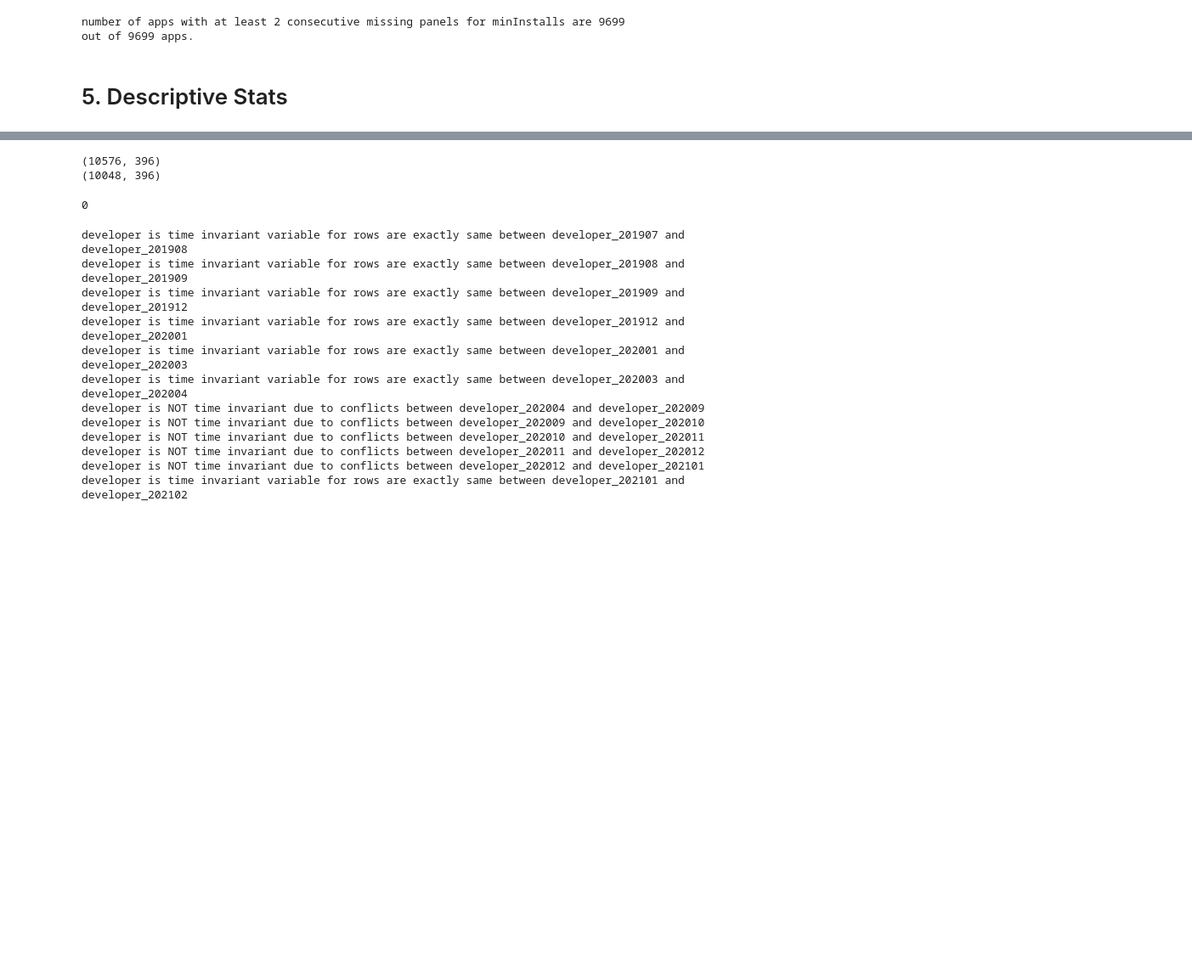
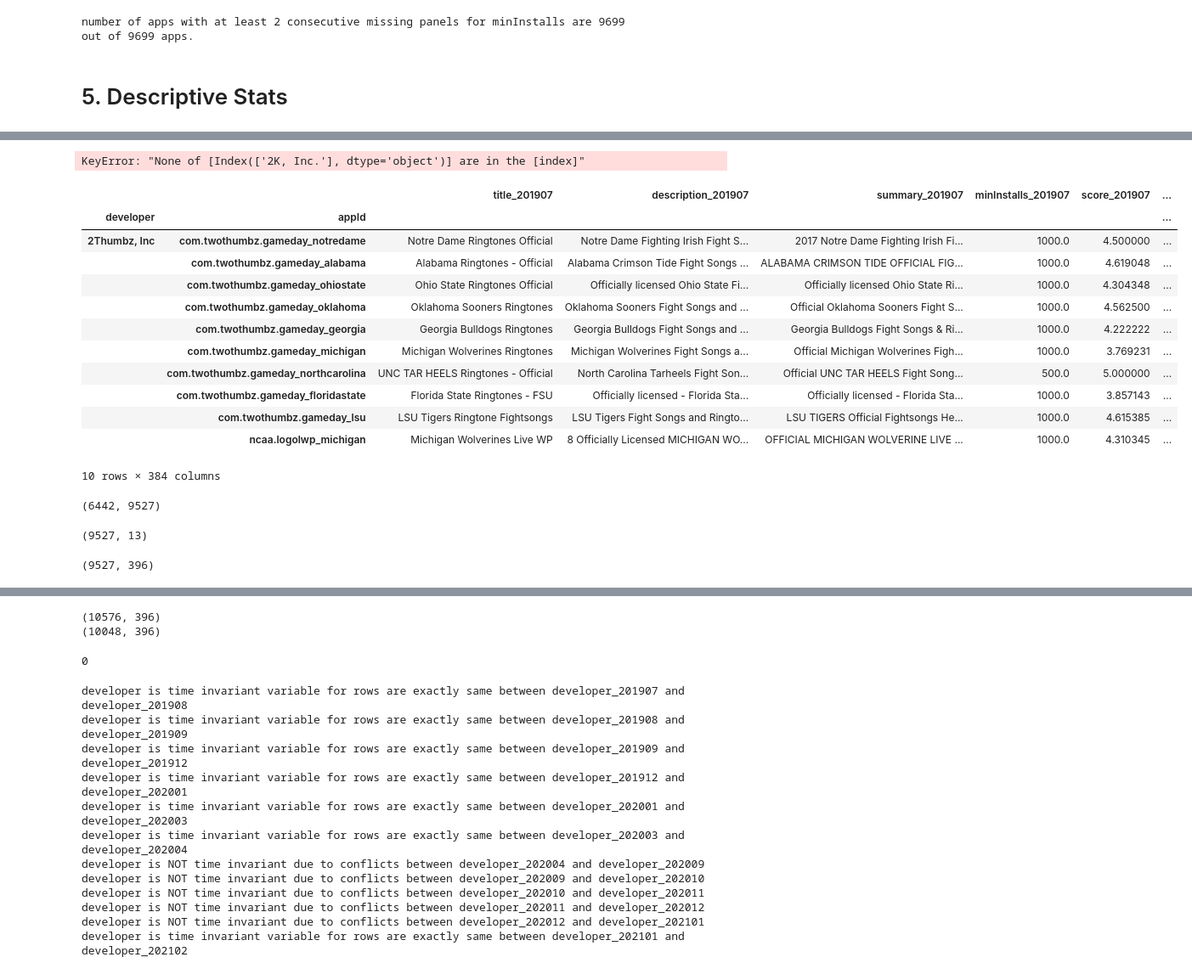
Before and after one commit to nz44/phd_dissertation, a Jupyter notebook: scripts/__main_code__.ipynb, the cells around one changed output, grey strips where cells are left out. Shown at 85% size. Cells and saved outputs as stored; diff of their text form; code cells hidden in the pictures; blank space fills up the shorter version.

```diff
--- a/scripts/__main_code__.ipynb
+++ b/scripts/__main_code__.ipynb
@@ -325,8 +227,8 @@ null_data = DF2[DF2.isnull()]
 %run -i '0_paths_open_save.py'
 %run -i '1_scraping_cleaning_merge.py'
 %run -i '2_summary_stats_visualization_new.py'
-
-o = open_files(initial_panel='201907')
+initial_panel='201907'
+o = open_files(initial_panel=initial_panel)
 DF = o.open_panel_df(type='MERGED')
 all_panels = ['201907',
               '201908',
@@ -344,7 +246,7 @@ all_panels = ['201907',
 consec_panels = ['202009', '202010', '202011', '202012', '202101', '202102']
 new_class_obj = summary_statistics(
                   df=DF,
-                  initial_panel='201907',
+                  df_index = 'appid',
+                  initial_panel=initial_panel,
                   all_panels=all_panels,
                   consec_panels=consec_panels)
-new_class_obj.print_col_names(text='appId')
@@ -382,0 +259,4 @@ print(len(appids_dev))
+# %%
+DF2 = new_class_obj.df[['developerAddress_201812', 'location', 'longitude', 'latitude']]
+testdf1 = DF2.sample(100)
+testdf1
@@ -382,0 +278,26 @@ print(len(appids_dev))
+# %%
+%run -i '0_paths_open_save.py'
+%run -i '1_scraping_cleaning_merge.py'
+%run -i '2_summary_stats_visualization_new.py'
+
+o = open_files(initial_panel='201812')
+DF = o.open_panel_df(type='dev_multiindex_geocoded')
+all_panels = ['201812',
+              '201912',
+              '202001',
+              '202003',
+              '202004',
+              '202009',
+              '202010',
+              '202011',
+              '202012',
+              '202101',
+              '202102']
+consec_panels = ['202009', '202010', '202011', '202012', '202101', '202102']
+new_class_obj = summary_statistics(
+                  df=testdf1,
+                  df_index = 'dev_multiindex_geocoded',
+                  initial_panel='201812',
+                  all_panels=all_panels,
+                  consec_panels=consec_panels)
+new_class_obj.print_col_names(text='appId')
@@ -382,0 +337,3 @@ print(len(appids_dev))
+# %%
+DF = new_class_obj.convert_appid_to_developer_index(
+    multiindex=True, consecutive=False)
@@ -382,0 +400,37 @@ print(len(appids_dev))
+# %%
+DF.loc[['2K, Inc.']]
+# %% [output]
+KeyError: "None of [Index(['2K, Inc.'], dtype='object')] are in the [index]"
+# %%
+DF.loc[['2Thumbz, Inc']]
+# %% [output]
+|  |  | title_201907 | description_201907 | summary_201907 | minInstalls_201907 | score_201907 | ... |
+| developer | appId |  |  |  |  |  | ... |
+| 2Thumbz, Inc | com.twothumbz.gameday_notredame | Notre Dame Ringtones Official | Notre Dame Fighting Irish Fight S... | 2017 Notre Dame Fighting Irish Fi... | 1000.0 | 4.500000 | ... |
+|  | com.twothumbz.gameday_alabama | Alabama Ringtones - Official | Alabama Crimson Tide Fight Songs ... | ALABAMA CRIMSON TIDE OFFICIAL FIG... | 1000.0 | 4.619048 | ... |
+|  | com.twothumbz.gameday_ohiostate | Ohio State Ringtones Official | Officially licensed Ohio State Fi... | Officially licensed Ohio State Ri... | 1000.0 | 4.304348 | ... |
+|  | com.twothumbz.gameday_oklahoma | Oklahoma Sooners Ringtones | Oklahoma Sooners Fight Songs and ... | Official Oklahoma Sooners Fight S... | 1000.0 | 4.562500 | ... |
+|  | com.twothumbz.gameday_georgia | Georgia Bulldogs Ringtones | Georgia Bulldogs Fight Songs and ... | Georgia Bulldogs Fight Songs & Ri... | 1000.0 | 4.222222 | ... |
+|  | com.twothumbz.gameday_michigan | Michigan Wolverines Ringtones | Michigan Wolverines Fight Songs a... | Official Michigan Wolverines Figh... | 1000.0 | 3.769231 | ... |
+|  | com.twothumbz.gameday_northcarolina | UNC TAR HEELS Ringtones - Official | North Carolina Tarheels Fight Son... | Official UNC TAR HEELS Fight Song... | 500.0 | 5.000000 | ... |
+|  | com.twothumbz.gameday_floridastate | Florida State Ringtones - FSU | Officially licensed - Florida Sta... | Officially licensed - Florida Sta... | 1000.0 | 3.857143 | ... |
+|  | com.twothumbz.gameday_lsu | LSU Tigers Ringtone Fightsongs | LSU Tigers Fight Songs and Ringto... | LSU TIGERS Official Fightsongs He... | 1000.0 | 4.615385 | ... |
+|  | ncaa.logolwp_michigan | Michigan Wolverines Live WP | 8 Officially Licensed MICHIGAN WO... | OFFICIAL MICHIGAN WOLVERINE LIVE ... | 1000.0 | 4.310345 | ... |
+10 rows × 384 columns
+# %%
+DF.index.levshape
+# %% [output]
+(6442, 9527)
+# %%
+time_invariant_df, time_invariant_appids = new_class_obj.check_whether_var_varies_across_panels(
+    var='developer'
+)
+print(time_invariant_df.shape)
+# %% [output]
+(9527, 13)
+# %%
+DF = new_class_obj.convert_appid_to_developer_index(
+    multiindex=True, consecutive=False)
+print(DF.shape)
+# %% [output]
+(9527, 396)
```
Also changed, not shown: parts of 16 cells of this notebook, 2 other files.
